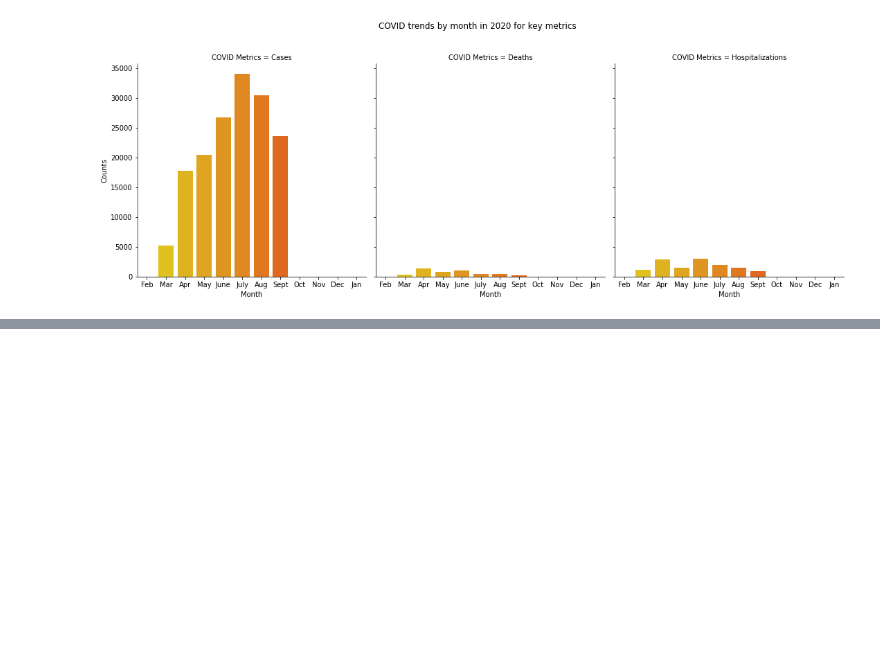
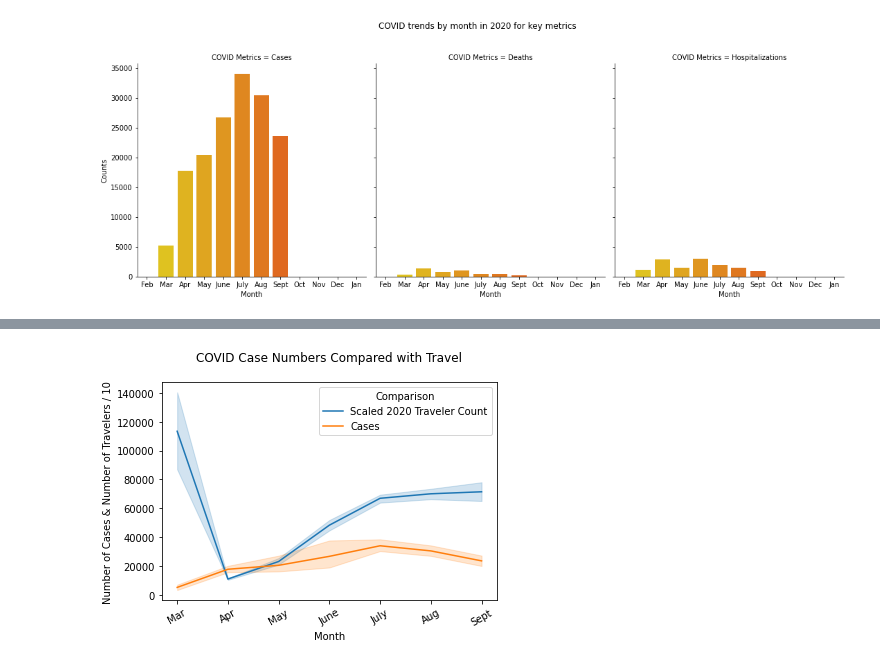
Before and after one commit to abielhammonds/COVID19_TravelStats_Project, a Jupyter notebook: COVID19Travel_Visualizations.ipynb, the cells around one changed output, grey strips where cells are left out. Drawn from its saved outputs; the diff is of its cells as text; code cells hidden in the pictures; blank space fills up the shorter version.

Commit message:
updating visualizations file

```diff
--- a/COVID19Travel_Visualizations.ipynb
+++ b/COVID19Travel_Visualizations.ipynb
@@ -234,0 +223,8 @@ covid_df.head()
+# %%
+#Scale down the 2020 Traveler Count by 1,000 so that the numbers can be visualized with COVID case numbers more easily on the chart
+
+covid_df["Scaled 2020 Traveler Count"] = covid_df["2020 Traveler Count"] / 10
+# %%
+#Then pivot the dataframe and select only the colunmns needed for the plot
+line_df = pd.melt(covid_df, id_vars=['Month'], value_vars=['Scaled 2020 Traveler Count', 'Cases'], var_name='Comparison', value_name='Counts')
+line_df.head()
@@ -235,21 +238,10 @@ covid_df.head()
 # %%
-##NEXT STEP 1: CREATE THE VISUALIZATON DOCUMENTED ABOVE####
-
-#These are two different sets of plot code - one for a line graph and one for a bar graph.  Neither produces the result I want and I'll keep working on this.
-
 #Display the trend with a lineplot, set line colors using hex codes
-#g = sns.lineplot(x="Cases", y="2020 Traveler Count", hue="Month", data=covid_df, palette="Blues")
-#plt.ylabel("Number of Travelers (million)")
-#plt.xlabel("Day")
-#plt.xticks(rotation=30)
-#g.set_title("COVID Case Numbers Compared with Travel", y=1.07)
-#plt.show()
-
-
-#g = sns.catplot(x="Cases", y="2020 Traveler Count", hue="Month", data=covid_df, kind="bar", palette="autumn_r", ci=None)
-#g.fig.suptitle("COVID Case Numbers Compared with Travel", y=1.10)
-#plt.show()
-
-#hue = months
-#y = number of travelers (millions)
-#x = number of cases (thousands)
+g = sns.lineplot(x="Month", y="Counts", hue="Comparison", data=line_df)
+plt.ylabel("Number of Cases & Number of Travelers / 10")
+plt.xlabel("Month")
+plt.xticks(rotation=30)
+g.set_title("COVID Case Numbers Compared with Travel", y=1.07)
+plt.show()
+# %% [output]
+[figure, added]
```
Also changed, not shown: parts of 15 cells of this notebook.
